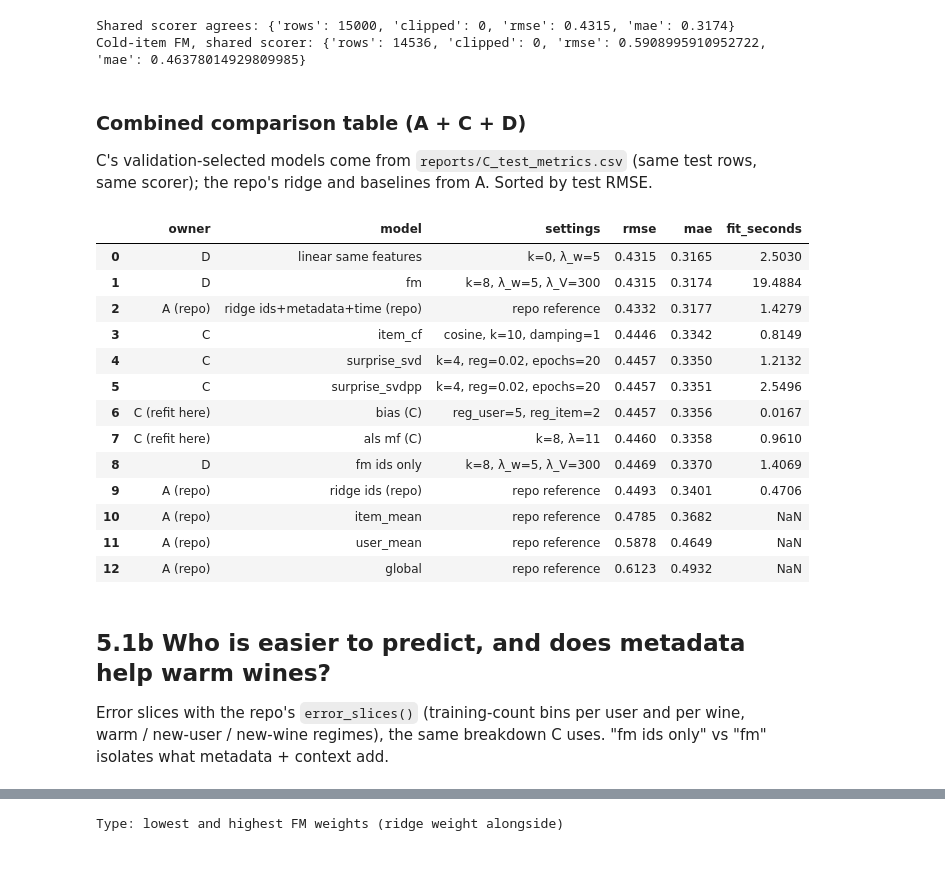
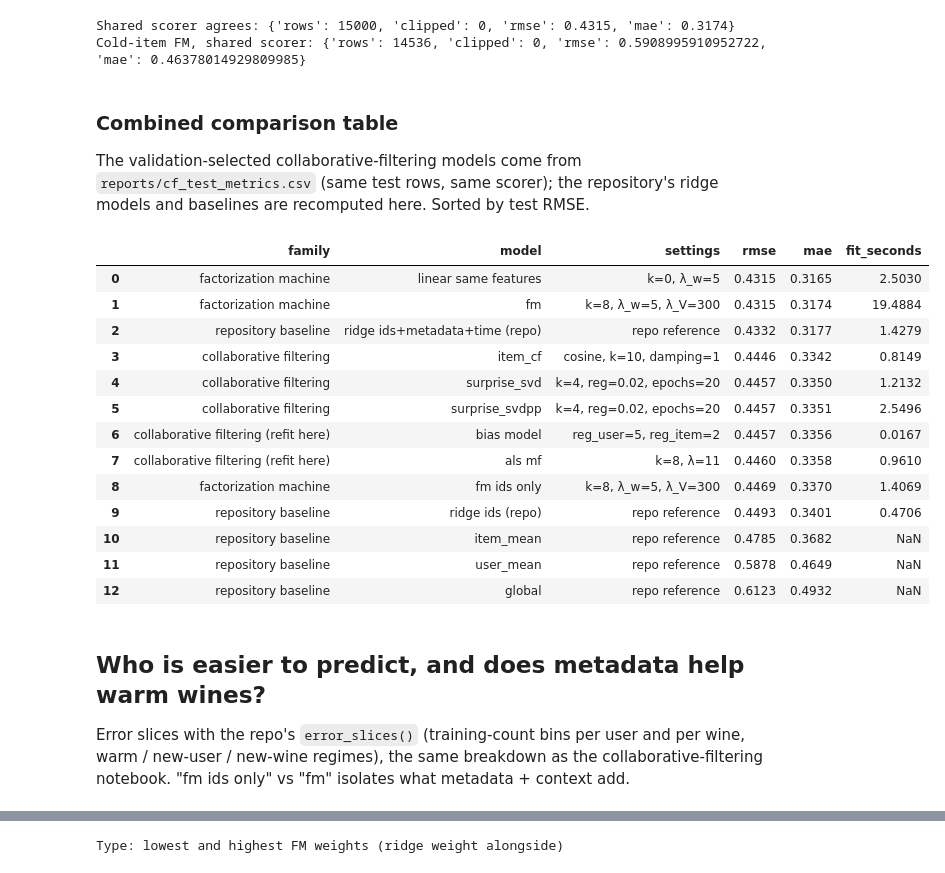
Before and after one commit to AviGon/Wine_Recommendation_System, a Jupyter notebook: notebooks/factorization_machines.ipynb, the cells around one changed output, grey strips where cells are left out. Cells and saved outputs as stored; diff of their text form; code cells hidden in the pictures.

```diff
--- a/notebooks/D_fm_hybrid.ipynb
+++ b/notebooks/factorization_machines.ipynb
@@ -390,8 +390,8 @@ fm_models, fm_test_pred, fm_val_pred = {}, {}, {}
 for name, (fields, params) in fm_final.items():
     fm_models[name] = FMRecommender(fields, **params).fit(fm_train)
     fm_test_pred[name] = fm_models[name].predict(fm_test); fm_val_pred[name] = fm_models[name].predict(fm_val)
-prediction_frame(validation, fm_val_pred['fm']).to_csv(OUTPUTS/'D_fm_validation.csv', index=False)
-prediction_frame(test, fm_test_pred['fm']).to_csv(OUTPUTS/'D_fm_test.csv', index=False)
+prediction_frame(validation, fm_val_pred['fm']).to_csv(OUTPUTS/'fm_validation.csv', index=False)
+prediction_frame(test, fm_test_pred['fm']).to_csv(OUTPUTS/'fm_test.csv', index=False)
 
 reference = baseline_predictions(train, test)
 ref_fit = {}
@@ -400,28 +400,28 @@ for name, fields in [('ridge ids (repo)', ['UserID', 'WineID']),
     start = time.perf_counter(); probe = FeatureProbe(fields, 10.).fit(fm_train)
     ref_fit[name] = time.perf_counter() - start; reference[name] = probe.predict(fm_test)
 ridge_probe = probe
-start = time.perf_counter(); bias_model = BiasBaseline(5, 2).fit(train); ref_fit['bias (C)'] = time.perf_counter() - start
-reference['bias (C)'] = bias_model.predict(test)
+start = time.perf_counter(); bias_model = BiasBaseline(5, 2).fit(train); ref_fit['bias model'] = time.perf_counter() - start
+reference['bias model'] = bias_model.predict(test)
 start = time.perf_counter(); als_model = ALSMF(8, 11., reg_user_bias=5, reg_item_bias=2, n_iter=10).fit(train)
-ref_fit['als mf (C)'] = time.perf_counter() - start
-reference['als mf (C)'] = als_model.predict(test)
+ref_fit['als mf'] = time.perf_counter() - start
+reference['als mf'] = als_model.predict(test)
 
 settings = {'fm': f"k={fm_best['n_factors']}, λ_w={fm_best['reg_linear']:g}, λ_V={fm_best['reg_factors']:g}",
             'linear same features': f"k=0, λ_w={fm_linear_best['reg_linear']:g}",
             'fm ids only': f"k={ids_params['n_factors']}, λ_w={ids_params['reg_linear']:g}, λ_V={ids_params['reg_factors']:g}",
-            'bias (C)': 'reg_user=5, reg_item=2', 'als mf (C)': 'k=8, λ=11'}
+            'bias model': 'reg_user=5, reg_item=2', 'als mf': 'k=8, λ=11'}
 rows = []
 for name, pred in {**reference, **fm_test_pred}.items():
     row = dict(model=name, settings=settings.get(name, 'repo reference'), **metrics(test.Rating, pred),
                fit_seconds=fm_models[name].fit_seconds if name in fm_models else ref_fit.get(name))
     if name in fm_test_pred:
-        for ref in ['ridge ids+metadata+time (repo)', 'bias (C)']:
+        for ref in ['ridge ids+metadata+time (repo)', 'bias model']:
             b = cluster_bootstrap(test, reference[ref], pred)
             tag = 'ridge' if ref.startswith('ridge') else 'bias'
             row.update({f'vs_{tag}_delta': b['delta_rmse'], f'vs_{tag}_ci_low': b['ci_low'], f'vs_{tag}_ci_high': b['ci_high']})
     rows.append(row)
 fm_results = pd.DataFrame(rows)
-fm_results.to_csv(REPORTS/'D_test_metrics.csv', index=False)
+fm_results.to_csv(REPORTS/'fm_test_metrics.csv', index=False)
 display(fm_results.round(4))
 # %% [output]
 |  | model | settings | rmse | mae | fit_seconds | vs_ridge_delta | vs_ridge_ci_low | vs_ridge_ci_high | ... |
@@ -436,55 +436,56 @@ display(fm_results.round(4))
 | 8 | linear same features | k=0, λ_w=5 | 0.4315 | 0.3165 | 2.5030 | -0.0017 | -0.0028 | -0.0005 | ... |
 | 9 | fm ids only | k=8, λ_w=5, λ_V=300 | 0.4469 | 0.3370 | 1.4069 | 0.0137 | 0.0111 | 0.0164 | ... |
 # %%
-# The team scorer must agree with these numbers (same check C runs).
-out = subprocess.run([sys.executable, 'scripts/evaluate_predictions.py', 'outputs/D_fm_test.csv', '--partition', 'test'],
+# The shared scorer must agree with these numbers (the same check as the collaborative-filtering notebook).
+out = subprocess.run([sys.executable, 'scripts/evaluate_predictions.py', 'outputs/fm_test.csv', '--partition', 'test'],
                      cwd=ROOT, capture_output=True, text=True, check=True)
 check = json.loads(out.stdout)
 assert abs(check['rmse'] - fm_results.set_index('model').loc['fm', 'rmse']) < 1e-12
 print('Shared scorer agrees:', {k: round(v, 4) if isinstance(v, float) else v for k, v in check.items()})
-out = subprocess.run([sys.executable, 'scripts/evaluate_predictions.py', 'outputs/D_fm_cold_item_test.csv',
+out = subprocess.run([sys.executable, 'scripts/evaluate_predictions.py', 'outputs/fm_cold_item_test.csv',
                       '--partition', 'test', '--protocol', 'cold_item'], cwd=ROOT, capture_output=True, text=True, check=True)
 print('Cold-item FM, shared scorer:', json.loads(out.stdout))
 # %% [output]
 Shared scorer agrees: {'rows': 15000, 'clipped': 0, 'rmse': 0.4315, 'mae': 0.3174}
 Cold-item FM, shared scorer: {'rows': 14536, 'clipped': 0, 'rmse': 0.5908995910952722, 'mae': 0.46378014929809985}
 # %% [markdown]
-### Combined comparison table (A + C + D)
+### Combined comparison table
 
-C's validation-selected models come from `reports/C_test_metrics.csv` (same test rows, same scorer); the
-repo's ridge and baselines from A. Sorted by test RMSE.
+The validation-selected collaborative-filtering models come from `reports/cf_test_metrics.csv` (same test rows,
+same scorer); the repository's ridge models and baselines are recomputed here. Sorted by test RMSE.
 # %%
-combined = [fm_results.assign(owner=np.where(fm_results.model.isin(fm_test_pred), 'D',
-                                             np.where(fm_results.model.str.contains(r'\(C\)'), 'C (refit here)', 'A (repo)')))]
-c_path = REPORTS/'C_test_metrics.csv'
+combined = [fm_results.assign(family=np.where(fm_results.model.isin(fm_test_pred), 'factorization machine',
+                                              np.where(fm_results.model.isin(['bias model', 'als mf']),
+                                                       'collaborative filtering (refit here)', 'repository baseline')))]
+c_path = REPORTS/'cf_test_metrics.csv'
 if c_path.exists():
     c = pd.read_csv(c_path)
     c = c[~c.model.isin(['global', 'user_mean', 'item_mean', 'ridge_ids (repo)', 'bias', 'als_mf'])]
-    combined.append(c[['model', 'settings', 'rmse', 'mae', 'fit_seconds']].assign(owner='C'))
-final_table = (pd.concat(combined, ignore_index=True)[['owner', 'model', 'settings', 'rmse', 'mae', 'fit_seconds']]
+    combined.append(c[['model', 'settings', 'rmse', 'mae', 'fit_seconds']].assign(family='collaborative filtering'))
+final_table = (pd.concat(combined, ignore_index=True)[['family', 'model', 'settings', 'rmse', 'mae', 'fit_seconds']]
                .sort_values('rmse').reset_index(drop=True))
-final_table.to_csv(REPORTS/'D_final_comparison.csv', index=False)
+final_table.to_csv(REPORTS/'fm_final_comparison.csv', index=False)
 display(final_table.round(4))
 # %% [output]
-|  | owner | model | settings | rmse | mae | fit_seconds |
-| 0 | D | linear same features | k=0, λ_w=5 | 0.4315 | 0.3165 | 2.5030 |
-| 1 | D | fm | k=8, λ_w=5, λ_V=300 | 0.4315 | 0.3174 | 19.4884 |
-| 2 | A (repo) | ridge ids+metadata+time (repo) | repo reference | 0.4332 | 0.3177 | 1.4279 |
-| 3 | C | item_cf | cosine, k=10, damping=1 | 0.4446 | 0.3342 | 0.8149 |
-| 4 | C | surprise_svd | k=4, reg=0.02, epochs=20 | 0.4457 | 0.3350 | 1.2132 |
-| 5 | C | surprise_svdpp | k=4, reg=0.02, epochs=20 | 0.4457 | 0.3351 | 2.5496 |
-| 6 | C (refit here) | bias (C) | reg_user=5, reg_item=2 | 0.4457 | 0.3356 | 0.0167 |
-| 7 | C (refit here) | als mf (C) | k=8, λ=11 | 0.4460 | 0.3358 | 0.9610 |
-| 8 | D | fm ids only | k=8, λ_w=5, λ_V=300 | 0.4469 | 0.3370 | 1.4069 |
-| 9 | A (repo) | ridge ids (repo) | repo reference | 0.4493 | 0.3401 | 0.4706 |
-| 10 | A (repo) | item_mean | repo reference | 0.4785 | 0.3682 | NaN |
-| 11 | A (repo) | user_mean | repo reference | 0.5878 | 0.4649 | NaN |
-| 12 | A (repo) | global | repo reference | 0.6123 | 0.4932 | NaN |
+|  | family | model | settings | rmse | mae | fit_seconds |
+| 0 | factorization machine | linear same features | k=0, λ_w=5 | 0.4315 | 0.3165 | 2.5030 |
+| 1 | factorization machine | fm | k=8, λ_w=5, λ_V=300 | 0.4315 | 0.3174 | 19.4884 |
+| 2 | repository baseline | ridge ids+metadata+time (repo) | repo reference | 0.4332 | 0.3177 | 1.4279 |
+| 3 | collaborative filtering | item_cf | cosine, k=10, damping=1 | 0.4446 | 0.3342 | 0.8149 |
+| 4 | collaborative filtering | surprise_svd | k=4, reg=0.02, epochs=20 | 0.4457 | 0.3350 | 1.2132 |
+| 5 | collaborative filtering | surprise_svdpp | k=4, reg=0.02, epochs=20 | 0.4457 | 0.3351 | 2.5496 |
+| 6 | collaborative filtering (refit here) | bias model | reg_user=5, reg_item=2 | 0.4457 | 0.3356 | 0.0167 |
+| 7 | collaborative filtering (refit here) | als mf | k=8, λ=11 | 0.4460 | 0.3358 | 0.9610 |
+| 8 | factorization machine | fm ids only | k=8, λ_w=5, λ_V=300 | 0.4469 | 0.3370 | 1.4069 |
+| 9 | repository baseline | ridge ids (repo) | repo reference | 0.4493 | 0.3401 | 0.4706 |
+| 10 | repository baseline | item_mean | repo reference | 0.4785 | 0.3682 | NaN |
+| 11 | repository baseline | user_mean | repo reference | 0.5878 | 0.4649 | NaN |
+| 12 | repository baseline | global | repo reference | 0.6123 | 0.4932 | NaN |
 # %% [markdown]
-## 5.1b Who is easier to predict, and does metadata help warm wines?
+## Who is easier to predict, and does metadata help warm wines?
 
 Error slices with the repo's `error_slices()` (training-count bins per user and per wine, warm / new-user /
-new-wine regimes), the same breakdown C uses. "fm ids only" vs "fm" isolates what metadata + context add.
+new-wine regimes), the same breakdown as the collaborative-filtering notebook. "fm ids only" vs "fm" isolates what metadata + context add.
 # %%
 slice_preds = {'fm': fm_test_pred['fm'], 'fm ids only': fm_test_pred['fm ids only'],
                'ridge ids+metadata+time (repo)': reference['ridge ids+metadata+time (repo)'],
```
Also changed, not shown: parts of 28 cells of this notebook, 51 other files.
